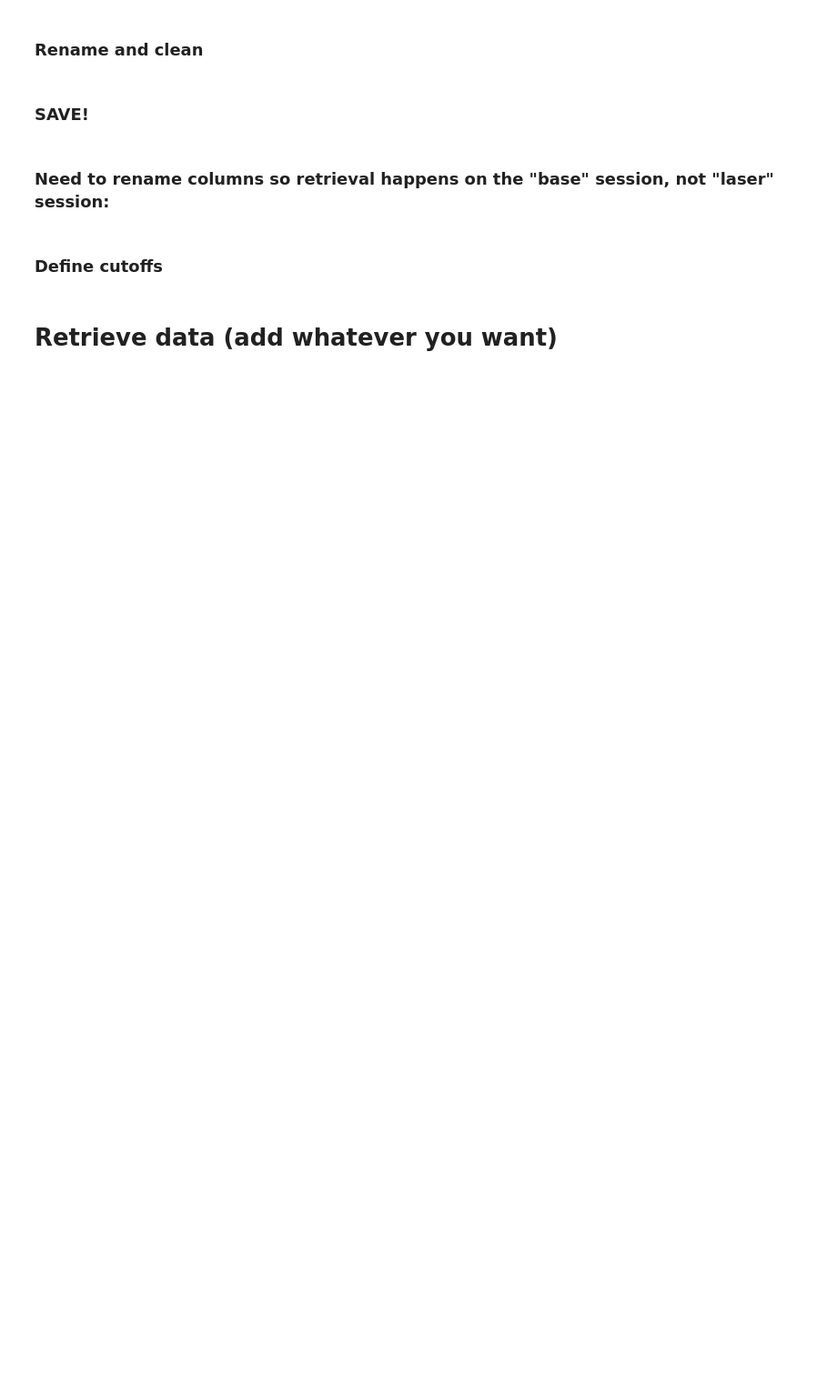
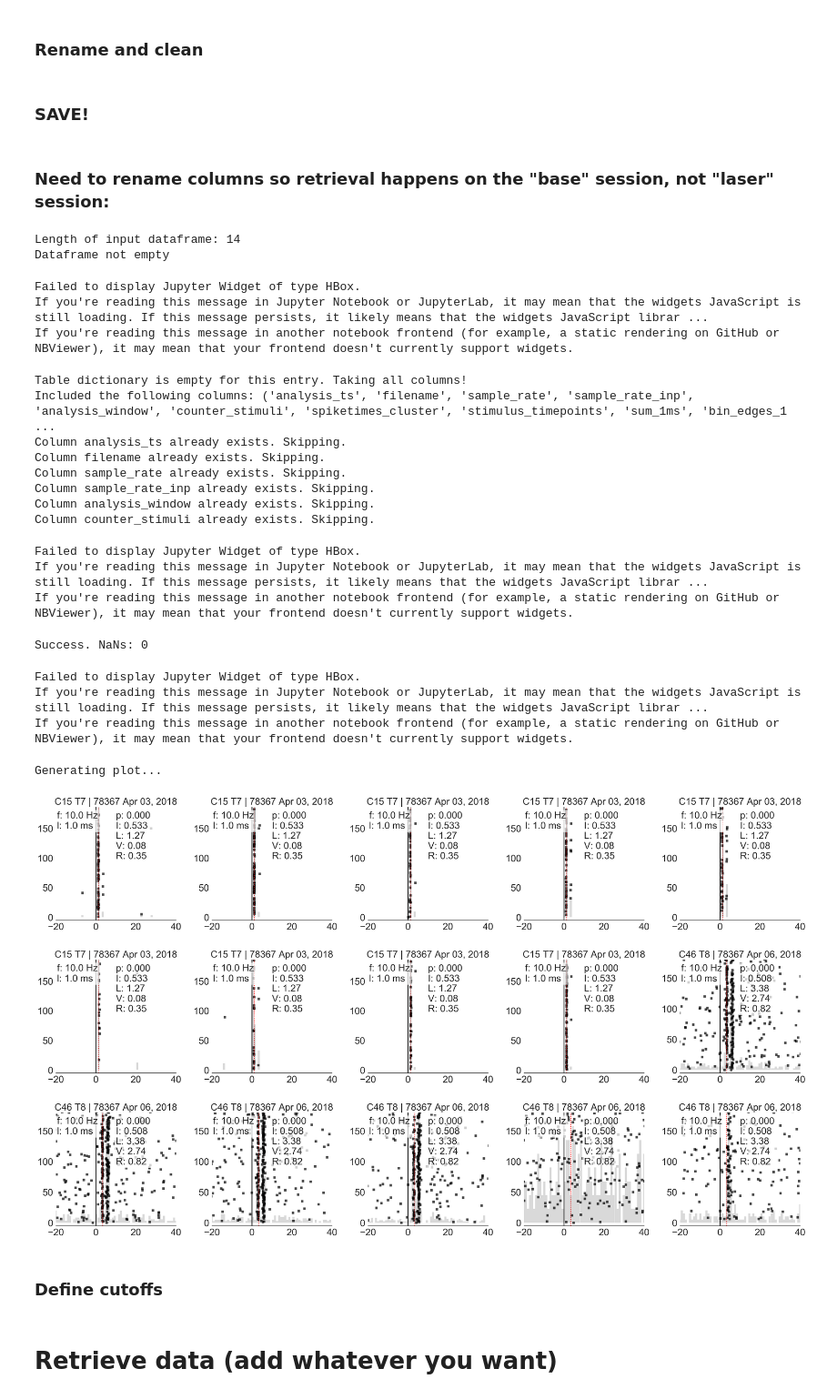
Before and after one commit to davidcrowland/layer_vb_tagging, a Jupyter notebook: ochiefVb.ipynb, the cells around one changed output. Shown at 91% size. Drawn from its saved outputs; the diff is of its cells as text; code cells hidden in the pictures; blank space fills up the shorter version.

```diff
--- a/ochiefVb.ipynb
+++ b/ochiefVb.ipynb
@@ -459,6 +474,38 @@ vb_all=all_
 ### Need to rename columns so retrieval happens on the "base" session, not "laser" session:
 # %%
 vb_all.rename(columns={'session_name':'session_name_laser','session_name_base':'session_name'}, inplace=True)
+# %%
+e_cells = excited_cells
+e_cells.rename(columns={'session_name_laser':'session_name'}, inplace=True) # rename the waveform column - "tag" with laser
+
+psql = psql_neuroballs(e_cells)
+dict_ = {'stimulus_mat_tb':''}
+
+data_to_draw = psql.retrieve_data(dict_)
+create_spike_plots_stimulus(data_to_draw,15,0,True)
+# %% [output]
+Length of input dataframe: 14
+Dataframe not empty
+Failed to display Jupyter Widget of type HBox.
+If you're reading this message in Jupyter Notebook or JupyterLab, it may mean that the widgets JavaScript is still loading. If this message persists, it likely means that the widgets JavaScript librar ...
+If you're reading this message in another notebook frontend (for example, a static rendering on GitHub or NBViewer), it may mean that your frontend doesn't currently support widgets.
+Table dictionary is empty for this entry. Taking all columns!
+Included the following columns: ('analysis_ts', 'filename', 'sample_rate', 'sample_rate_inp', 'analysis_window', 'counter_stimuli', 'spiketimes_cluster', 'stimulus_timepoints', 'sum_1ms', 'bin_edges_1 ...
+Column analysis_ts already exists. Skipping.
+Column filename already exists. Skipping.
+Column sample_rate already exists. Skipping.
+Column sample_rate_inp already exists. Skipping.
+Column analysis_window already exists. Skipping.
+Column counter_stimuli already exists. Skipping.
+Failed to display Jupyter Widget of type HBox.
+If you're reading this message in Jupyter Notebook or JupyterLab, it may mean that the widgets JavaScript is still loading. If this message persists, it likely means that the widgets JavaScript librar ...
+If you're reading this message in another notebook frontend (for example, a static rendering on GitHub or NBViewer), it may mean that your frontend doesn't currently support widgets.
+Success. NaNs: 0
+Failed to display Jupyter Widget of type HBox.
+If you're reading this message in Jupyter Notebook or JupyterLab, it may mean that the widgets JavaScript is still loading. If this message persists, it likely means that the widgets JavaScript librar ...
+If you're reading this message in another notebook frontend (for example, a static rendering on GitHub or NBViewer), it may mean that your frontend doesn't currently support widgets.
+Generating plot...
+[figure, added]
 # %% [markdown]
 ### Define cutoffs
 # %%
```
Also changed, not shown: parts of 8 cells of this notebook.
